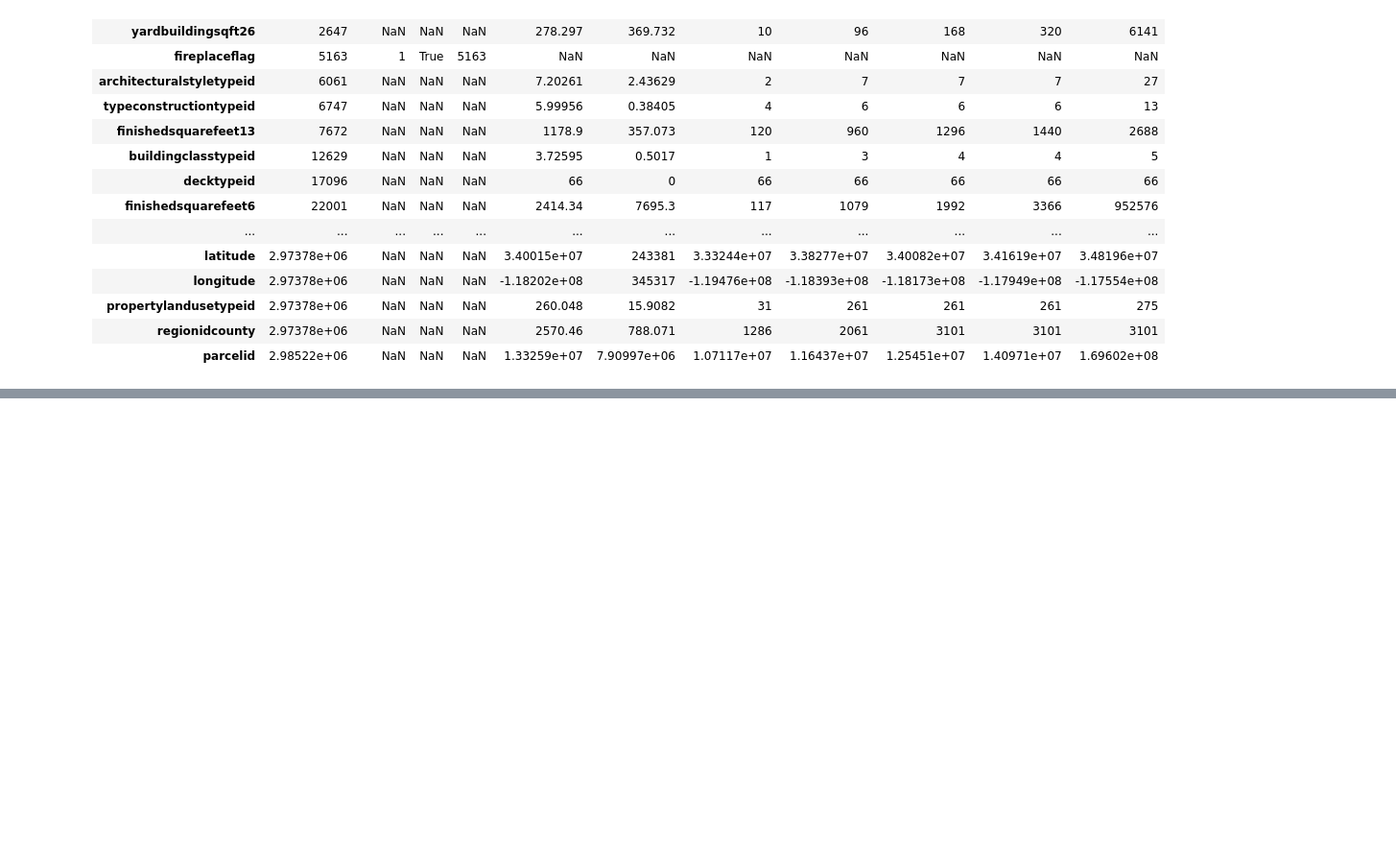
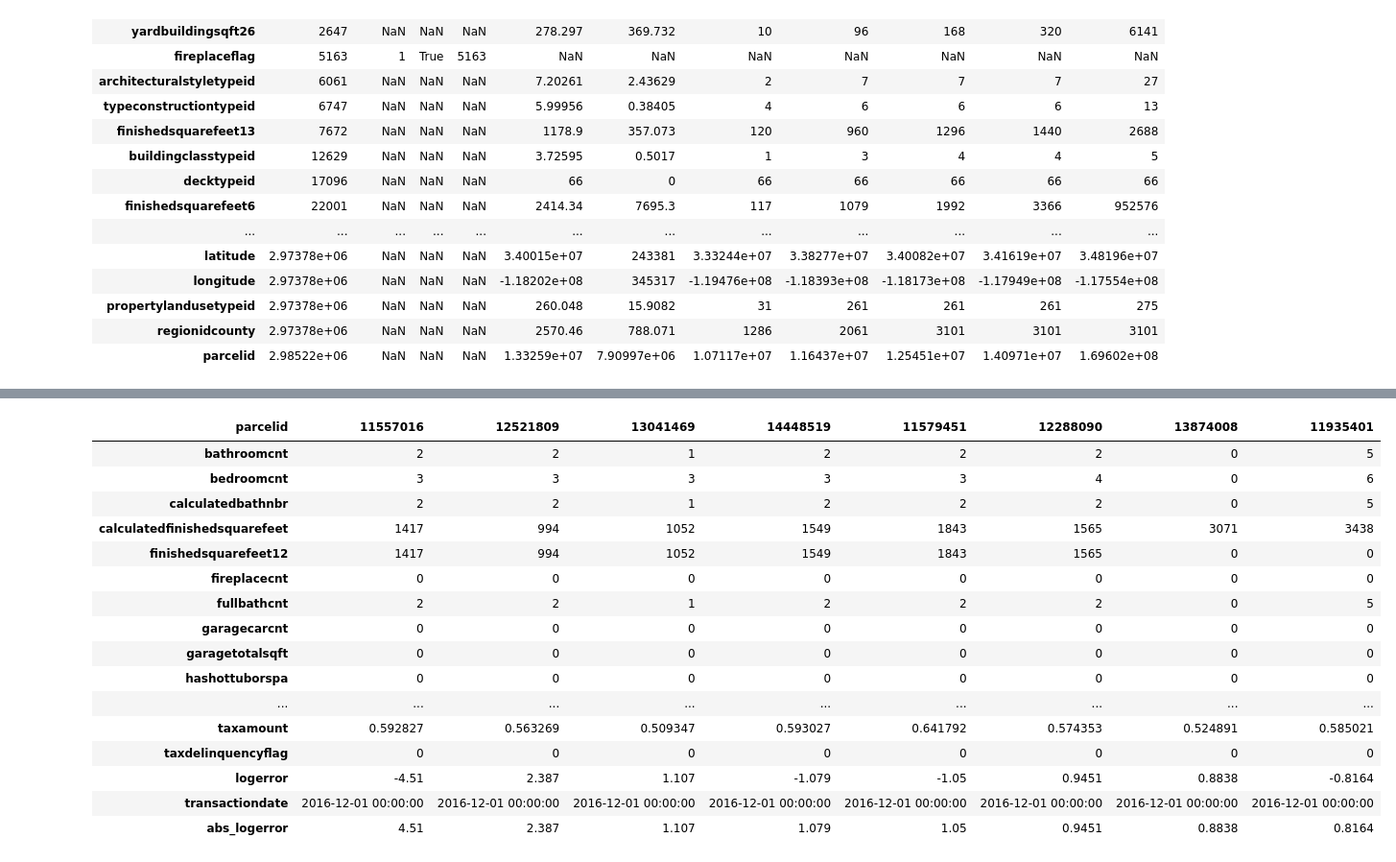
Before and after one commit to AustinDoolittle/W207-Final-Project, a Jupyter notebook: combined_eda.ipynb, the cells around one changed output, grey strips where cells are left out. Shown: that part at 96% size. Cells and saved outputs as stored; diff of their text form; code cells hidden in the pictures; blank space fills up the shorter version.

```diff
--- a/combined_eda.ipynb
+++ b/combined_eda.ipynb
@@ -54,0 +233,28 @@ properties_2016.describe(include='all').transpose().sort_values(by='count')
+# %%
+# make new dataframe with absolute logerror
+new_df = df_train.copy()
+
+new_df['transactiondate'] = new_df.transactiondate.astype('datetime64[M]')
+new_df['abs_logerror'] = np.abs(new_df.logerror)
+new_df = new_df[new_df.transactiondate == '2016-12-01']
+new_df.sort_values(by=['abs_logerror'],inplace=True, ascending=False)
+
+new_df.head(8).transpose()
+# %% [output]
+| parcelid | 11557016 | 12521809 | 13041469 | 14448519 | 11579451 | 12288090 | 13874008 | 11935401 |
+| bathroomcnt | 2 | 2 | 1 | 2 | 2 | 2 | 0 | 5 |
+| bedroomcnt | 3 | 3 | 3 | 3 | 3 | 4 | 0 | 6 |
+| calculatedbathnbr | 2 | 2 | 1 | 2 | 2 | 2 | 0 | 5 |
+| calculatedfinishedsquarefeet | 1417 | 994 | 1052 | 1549 | 1843 | 1565 | 3071 | 3438 |
+| finishedsquarefeet12 | 1417 | 994 | 1052 | 1549 | 1843 | 1565 | 0 | 0 |
+| fireplacecnt | 0 | 0 | 0 | 0 | 0 | 0 | 0 | 0 |
+| fullbathcnt | 2 | 2 | 1 | 2 | 2 | 2 | 0 | 5 |
+| garagecarcnt | 0 | 0 | 0 | 0 | 0 | 0 | 0 | 0 |
+| garagetotalsqft | 0 | 0 | 0 | 0 | 0 | 0 | 0 | 0 |
+| hashottuborspa | 0 | 0 | 0 | 0 | 0 | 0 | 0 | 0 |
+| ... | ... | ... | ... | ... | ... | ... | ... | ... |
+| taxamount | 0.592827 | 0.563269 | 0.509347 | 0.593027 | 0.641792 | 0.574353 | 0.524891 | 0.585021 |
+| taxdelinquencyflag | 0 | 0 | 0 | 0 | 0 | 0 | 0 | 0 |
+| logerror | -4.51 | 2.387 | 1.107 | -1.079 | -1.05 | 0.9451 | 0.8838 | -0.8164 |
+| transactiondate | 2016-12-01 00:00:00 | 2016-12-01 00:00:00 | 2016-12-01 00:00:00 | 2016-12-01 00:00:00 | 2016-12-01 00:00:00 | 2016-12-01 00:00:00 | 2016-12-01 00:00:00 | 2016-12-01 00:00:00 |
+| abs_logerror | 4.51 | 2.387 | 1.107 | 1.079 | 1.05 | 0.9451 | 0.8838 | 0.8164 |
```
Also changed, not shown: parts of 19 cells of this notebook.
